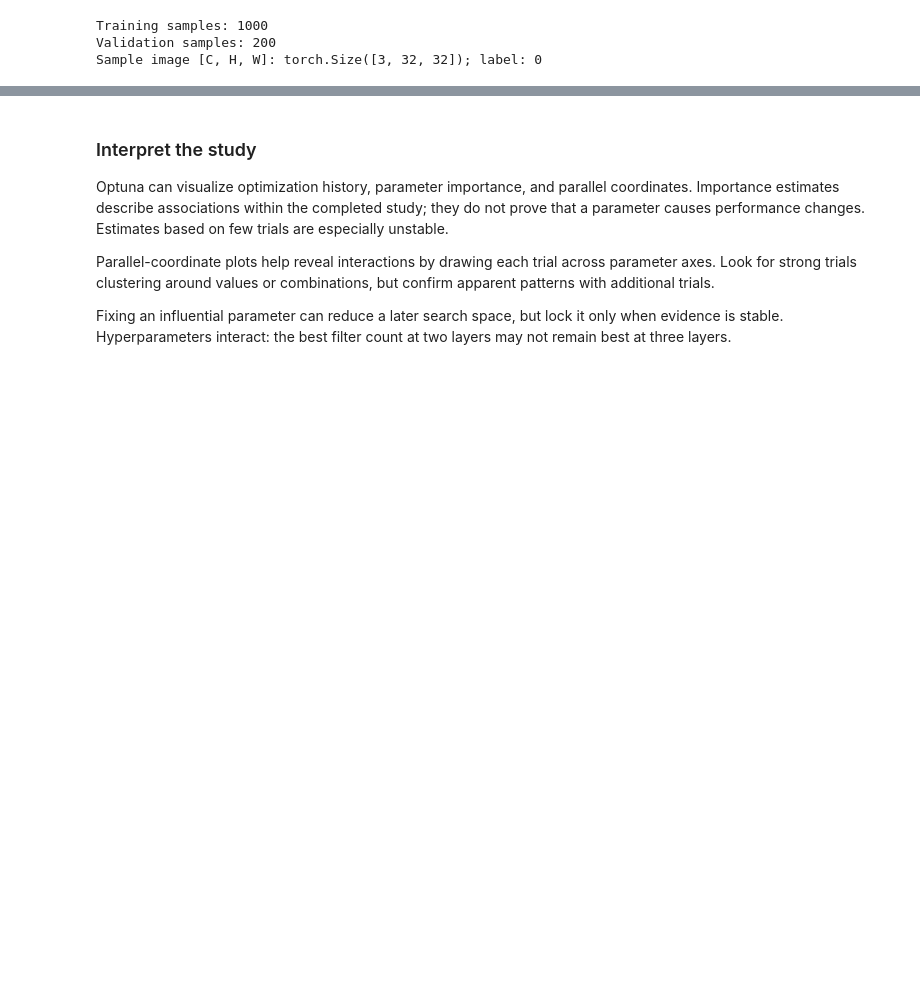
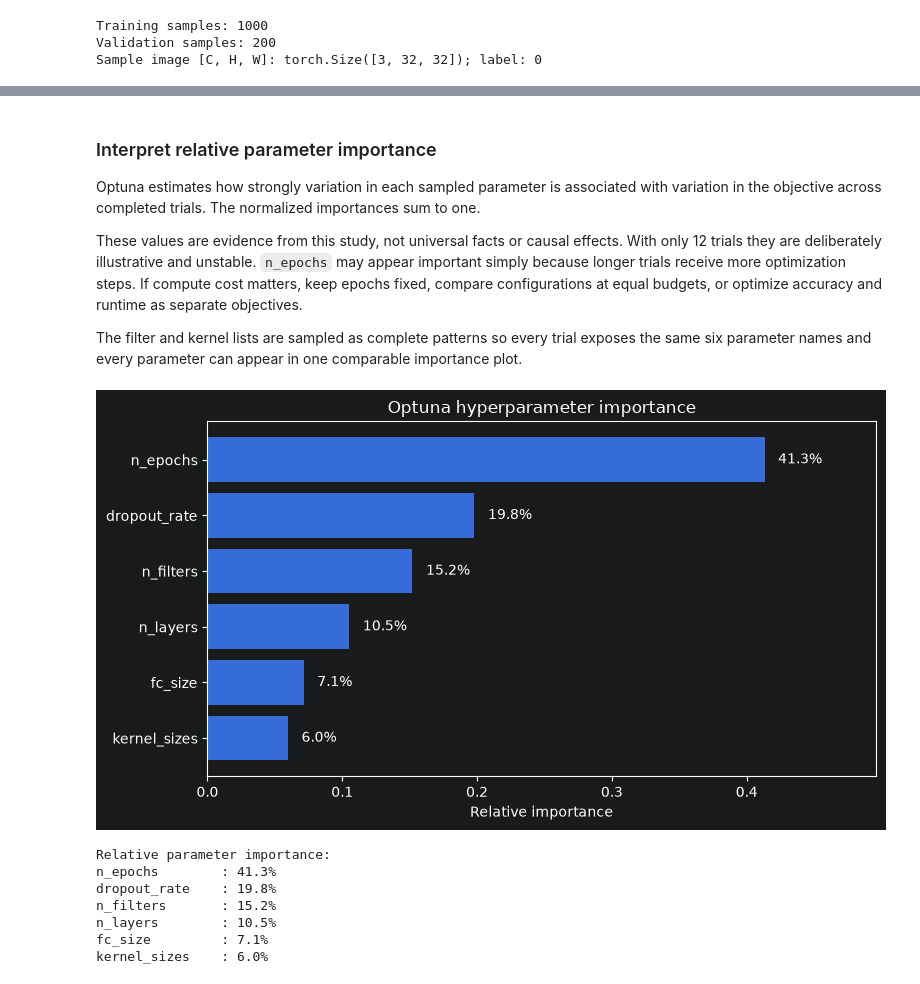
Before and after one commit to majorgilles/pytorch_for_deep_learning, a Jupyter notebook: weeks/c2_w1/c2_w1_hyperparameter-optimization.ipynb, the cells around one changed output, grey strips where cells are left out. Saved outputs shown, nothing was run; the diff lists cells and outputs as text; code cells hidden in the pictures; blank space fills up the shorter version.

```diff
--- a/weeks/c2_w1/c2_w1_hyperparameter-optimization.ipynb
+++ b/weeks/c2_w1/c2_w1_hyperparameter-optimization.ipynb
@@ -1020,11 +1036,57 @@ assert best_so_far[-1] == study.best_value
 # %% [markdown]
-### Interpret the study
+### Interpret relative parameter importance
 
-Optuna can visualize optimization history, parameter importance, and parallel coordinates. Importance estimates describe associations within the completed study; they do not prove that a parameter causes performance changes. Estimates based on few trials are especially unstable.
+Optuna estimates how strongly variation in each sampled parameter is associated with variation in the objective across completed trials. The normalized importances sum to one.
 
-Parallel-coordinate plots help reveal interactions by drawing each trial across parameter axes. Look for strong trials clustering around values or combinations, but confirm apparent patterns with additional trials.
+These values are evidence from this study, not universal facts or causal effects. With only 12 trials they are deliberately illustrative and unstable. `n_epochs` may appear important simply because longer trials receive more optimization steps. If compute cost matters, keep epochs fixed, compare configurations at equal budgets, or optimize accuracy and runtime as separate objectives.
 
-Fixing an influential parameter can reduce a later search space, but lock it only when evidence is stable. Hyperparameters interact: the best filter count at two layers may not remain best at three layers.
+The filter and kernel lists are sampled as complete patterns so every trial exposes the same six parameter names and every parameter can appear in one comparable importance plot.
+# %%
+parameter_importances: dict[str, float] = optuna.importance.get_param_importances(study)
+importance_names: list[str] = list(reversed(parameter_importances.keys()))
+importance_values: list[float] = [
+    parameter_importances[name] for name in importance_names
+]
+
+figure, axis = plt.subplots(figsize=(8, 4.5))
+bars = axis.barh(importance_names, importance_values)
+axis.set_xlabel("Relative importance")
+axis.set_title("Optuna hyperparameter importance")
+axis.set_xlim(0.0, max(importance_values) * 1.2)
+
+for bar, importance in zip(bars, importance_values, strict=True):
+    axis.text(
+        bar.get_width() + 0.01,
+        bar.get_y() + bar.get_height() / 2,
+        f"{importance:.1%}",
+        va="center",
+    )
+
+plt.tight_layout()
+plt.show()
+
+print("Relative parameter importance:")
+for parameter_name, importance in parameter_importances.items():
+    print(f"{parameter_name:16}: {importance:.1%}")
+
+assert set(parameter_importances) == {
+    "n_layers",
+    "n_filters",
+    "kernel_sizes",
+    "dropout_rate",
+    "fc_size",
+    "n_epochs",
+}
+assert abs(sum(parameter_importances.values()) - 1.0) < 1e-9
+# %% [output]
+[figure, added]
+Relative parameter importance:
+n_epochs        : 41.3%
+dropout_rate    : 19.8%
+n_filters       : 15.2%
+n_layers        : 10.5%
+fc_size         : 7.1%
+kernel_sizes    : 6.0%
 # %% [markdown]
 ### From the best trial to a final model
 
```
Also changed, not shown: parts of 6 cells of this notebook.
